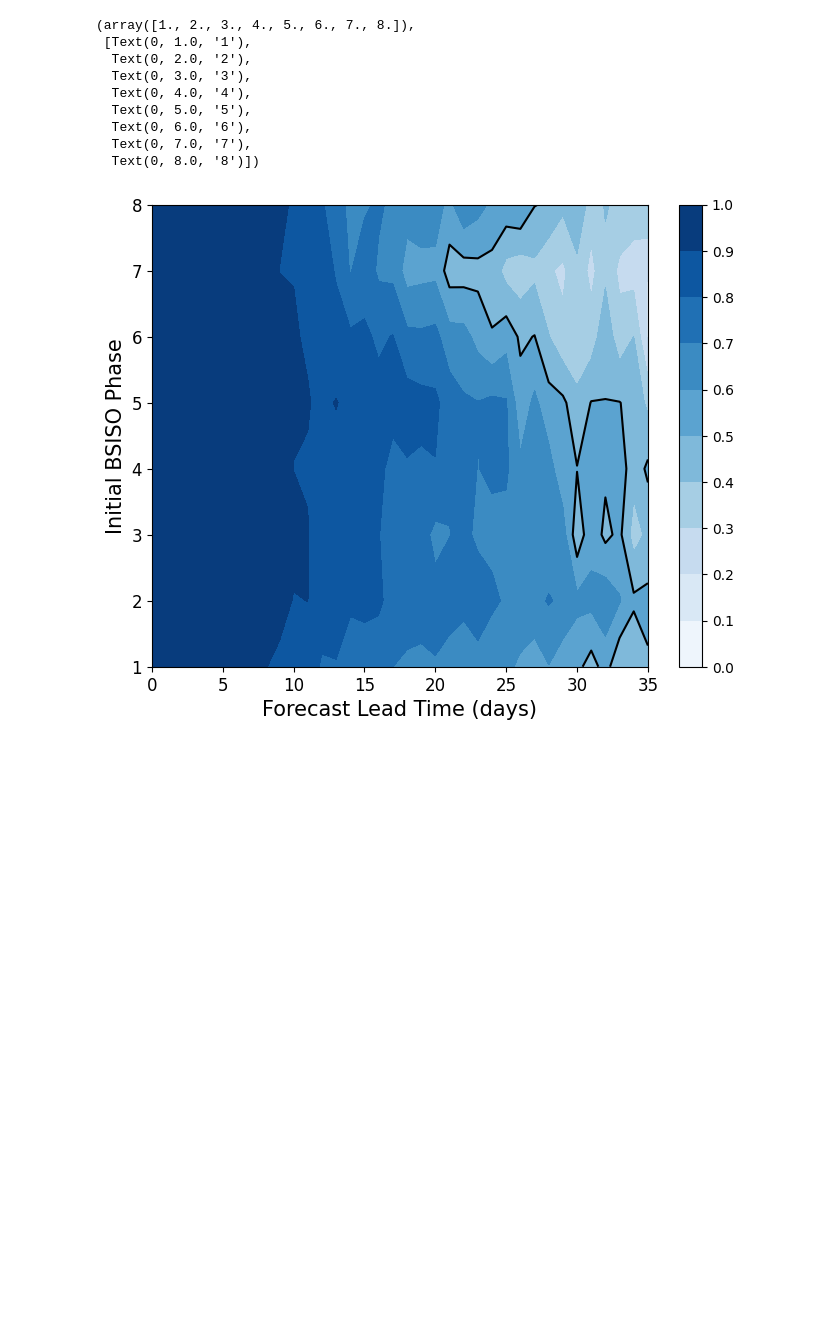
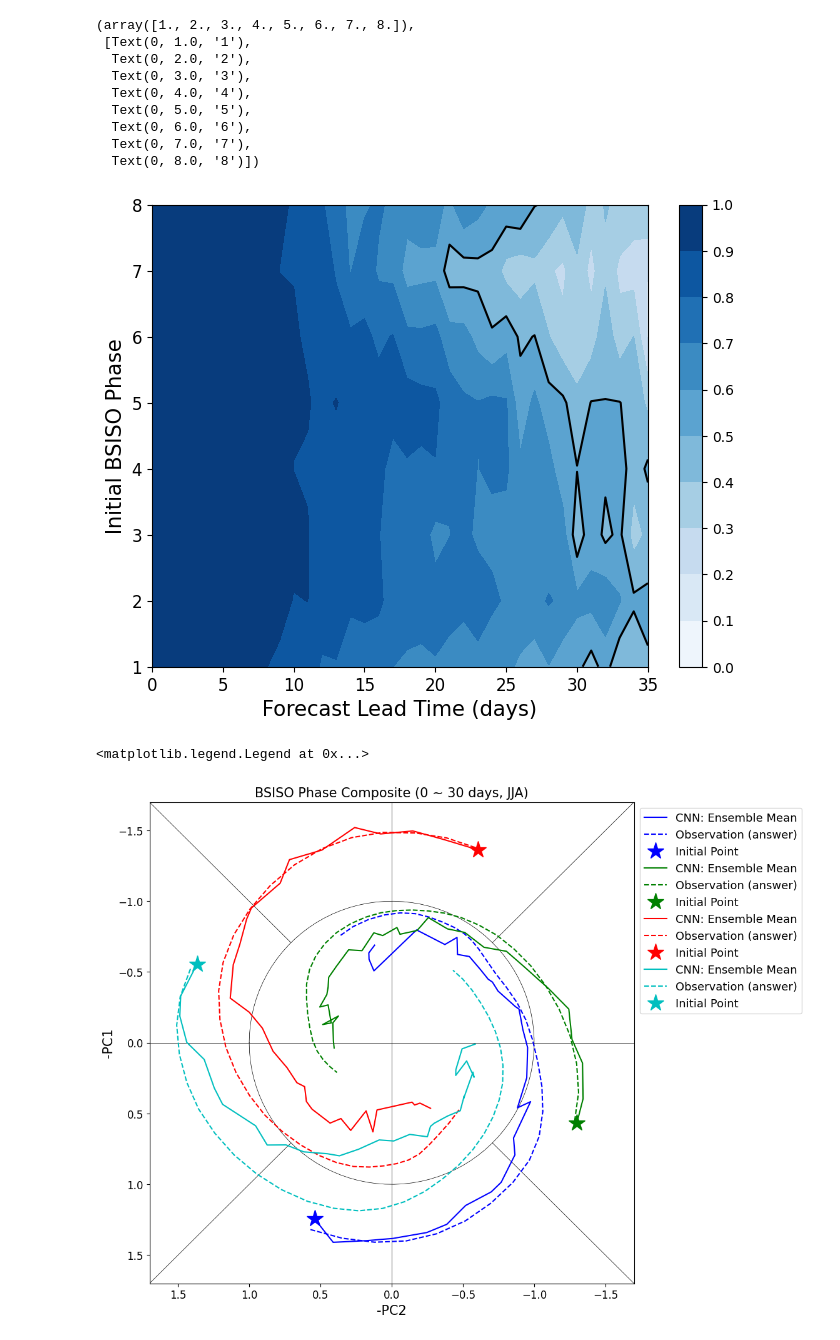
Before and after one commit to Yuumae1/machine_learning, a Jupyter notebook: notebook/cnn_analysis_v2.ipynb, the cells around one changed output. Drawn from its saved outputs; the diff is of its cells as text; code cells hidden in the pictures; blank space fills up the shorter version.

```diff
--- a/notebook/cnn_analysis_v2.ipynb
+++ b/notebook/cnn_analysis_v2.ipynb
@@ -801,3 +803,48 @@ plt.yticks(fontsize=12)
   Text(0, 7.0, '7'),
   Text(0, 8.0, '8')])
 [figure]
+# %%
+# phase composite analysis
+plt.figure(figsize=(10,10))
+lt = np.arange(31)
+# r = 1 の円
+theta = np.linspace(0, 2*np.pi, 100)
+x = np.cos(theta)
+y = np.sin(theta)
+plt.plot(x, y, 'k', linewidth=0.5)
+# 中心線
+plt.hlines(0, -3, 3, 'k', linewidth=0.5)
+plt.vlines(0, -3, 3, 'k', linewidth=0.5)
+# 斜線
+plt.plot([-3, -np.sqrt(2)/2], [-3, -np.sqrt(2)/2], 'k', linewidth=0.5)
+plt.plot([np.sqrt(2)/2, 3], [np.sqrt(2)/2, 3], 'k', linewidth=0.5)
+plt.plot([-3, -np.sqrt(2)/2], [3, np.sqrt(2)/2], 'k', linewidth=0.5)
+plt.plot([np.sqrt(2)/2, 3], [-np.sqrt(2)/2, -3], 'k', linewidth=0.5)
+
+cbox = ['b', 'b', 'g', 'g', 'r', 'r', 'c', 'c']
+
+for ph in range(1,8,2):
+    idx = (phase == ph+1)
+    esm_jja_mean_phase = esm_jja_mean[:,idx,:]
+    sup_jja_phase = sup_jja[:,0,idx,:]
+
+    label_box = np.arange(0,36,5)
+    plt.plot(esm_jja_mean_phase[lt,:,1].mean(axis=1), esm_jja_mean_phase[lt,:,0].mean(axis=1), color=cbox[ph], linestyle='-', linewidth=1.5, label='CNN: Ensemble Mean')
+    plt.plot(sup_jja_phase[lt,:,1].mean(axis=1), sup_jja_phase[lt,:,0].mean(axis=1),  color=cbox[ph], linestyle='--', linewidth=1.5,label='Observation (answer)')
+    plt.plot(esm_jja_mean_phase[0,:,1].mean(axis=0), esm_jja_mean_phase[0,:,0].mean(axis=0), '*', markersize=20, color=cbox[ph], label='Initial Point')
+    #plt.plot(sup_jja[0,0,stop+35,1], sup_jja[0,0,start:stop+35,0], 'x',color='b', linestyle='-', label='observation')
+    #for tt, label in enumerate(label_box):
+    #    plt.annotate(label, (esm_jja_mean[tt*5,stop,1], -esm_jja_mean[tt*5,stop,0]), fontsize=15, color='r')
+plt.xlabel('-PC2', fontsize=15)
+plt.ylabel('-PC1', fontsize=15)
+plt.xticks(fontsize=12)
+plt.yticks(fontsize=12)
+plt.title('BSISO Phase Composite (0 ~ 30 days, JJA)', fontsize=15)
+
+plt.xlim(1.7, -1.7)
+plt.ylim(1.7, -1.7)
+# legend は枠の外に
+plt.legend(fontsize=13, loc='upper left', bbox_to_anchor=(1, 1))
+# %% [output]
+<matplotlib.legend.Legend at 0x...>
+[figure, added]
```
Also changed, not shown: parts of 1 cell of this notebook.
